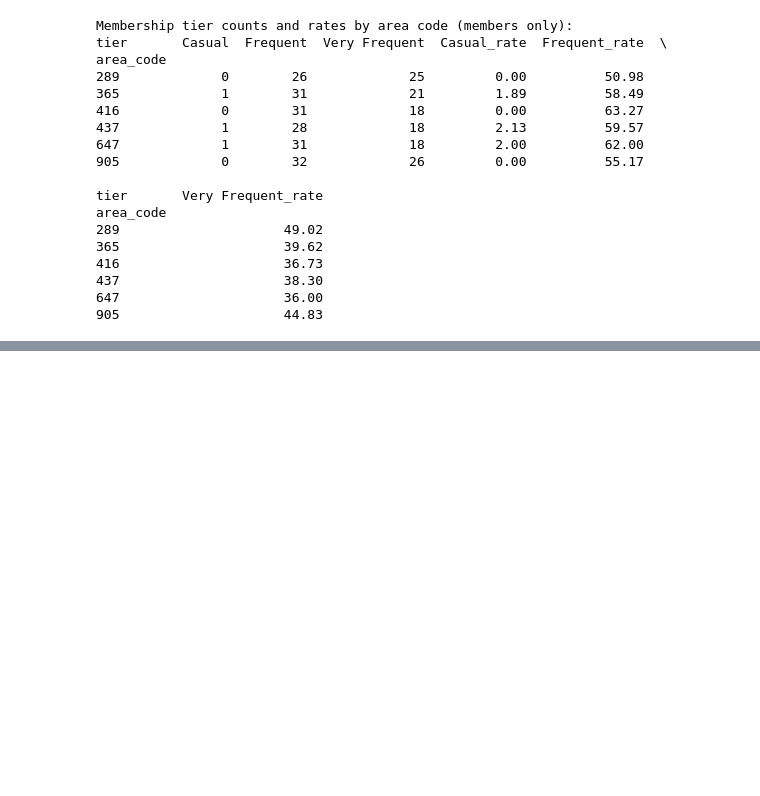
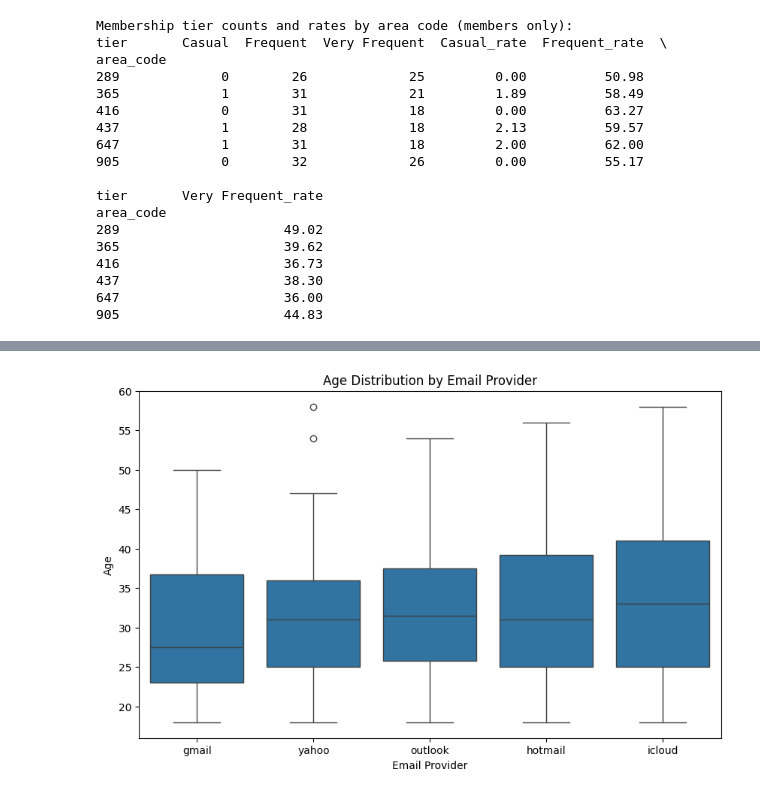
Before and after one commit to ringrongree/calian-casecomp, a Jupyter notebook: data_processing.ipynb, the cells around one changed output, grey strips where cells are left out. Cells and saved outputs as stored; diff of their text form; code cells hidden in the pictures; blank space fills up the shorter version.

```diff
--- a/data_processing.ipynb
+++ b/data_processing.ipynb
@@ -605,0 +773,12 @@ plt.show()
+# %%
+# Age statistics by Email Provider (using members data)
+# Extract email provider from members if not already present
+if "email_provider" not in members.columns:
+    members["email_provider"] = members["email"].str.split("@").str[1].str.split(".").str[0]
+
+age_by_provider = members.groupby("email_provider")["age"].agg([
+    "count", "mean", "median", "std", "min", "max"
+]).round(2)
+
+print("Age Statistics by Email Provider (from Members):")
+print(age_by_provider)
@@ -605,0 +794,11 @@ plt.show()
+# %%
+# Boxplot: Age distribution by Email Provider
+plt.figure(figsize=(10, 6))
+provider_order = ["gmail", "yahoo", "outlook", "hotmail", "icloud"]
+sns.boxplot(data=members, x="email_provider", y="age", order=provider_order)
+plt.title("Age Distribution by Email Provider")
+plt.xlabel("Email Provider")
+plt.ylabel("Age")
+plt.show()
+# %% [output]
+[figure, added]
```
Also changed, not shown: parts of 27 cells of this notebook.
